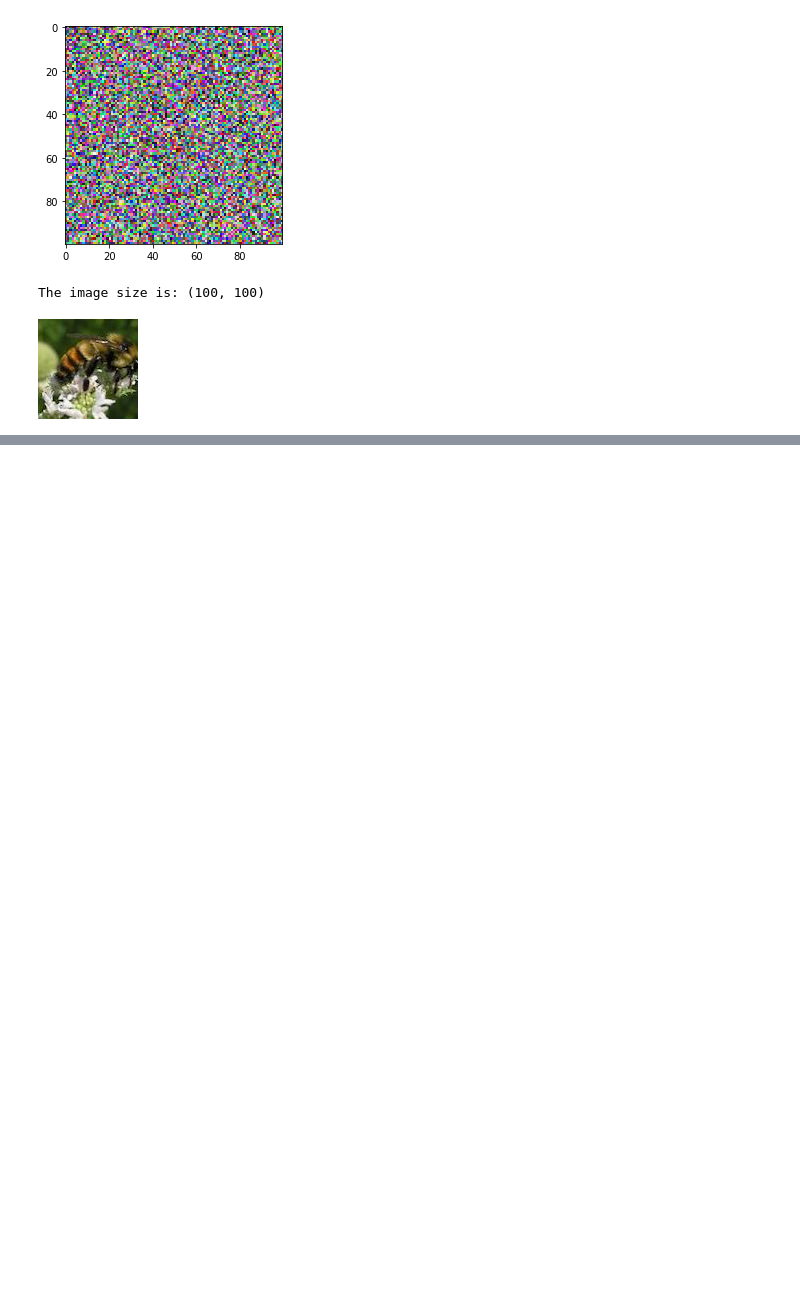
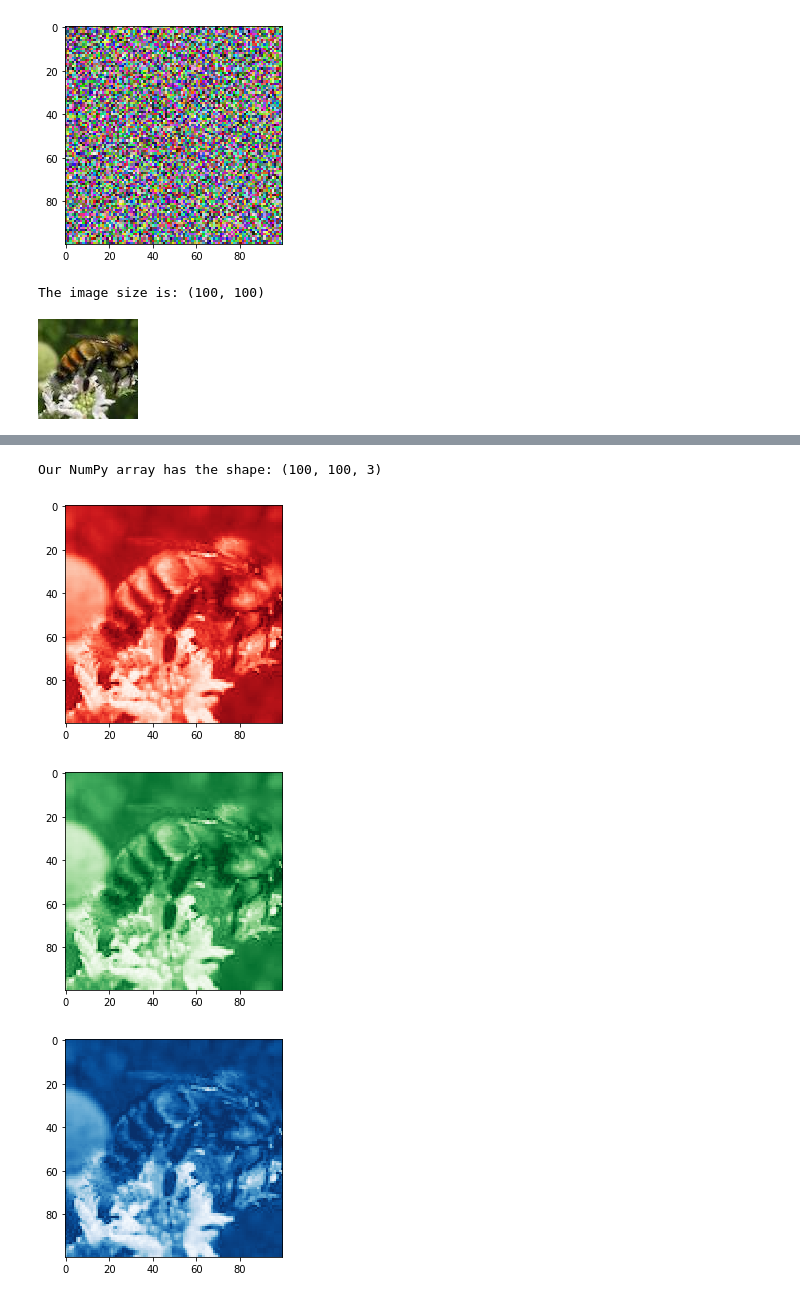
Before and after one commit to CristinaTRico/NBees, a Jupyter notebook: notebook.ipynb, the cells around one changed output, grey strips where cells are left out. Saved outputs shown, nothing was run; the diff lists cells and outputs as text; code cells hidden in the pictures; blank space fills up the shorter version.

```diff
--- a/notebook.ipynb
+++ b/notebook.ipynb
@@ -41,0 +58,29 @@ The image size is: (100, 100)
+# %%
+# Turn our image object into a NumPy array
+img_data = np.array(img)
+
+# get the shape of the resulting array
+img_data_shape = img_data.shape
+
+print("Our NumPy array has the shape: {}".format(img_data_shape))
+
+# plot the data with `imshow`
+
+plt.show()
+
+# plot the red channel
+plt.imshow(img_data[:,:,0], cmap=plt.cm.Reds_r)
+plt.show()
+
+# plot the green channel
+plt.imshow(img_data[:,:,1], cmap=plt.cm.Greens_r)
+plt.show()
+
+# plot the blue channel
+plt.imshow(img_data[:,:,2], cmap=plt.cm.Blues_r)
+plt.show()
+# %% [output]
+Our NumPy array has the shape: (100, 100, 3)
+[figure, added]
+[figure, added]
+[figure, added]
```
Also changed, not shown: parts of 1 cell of this notebook.
